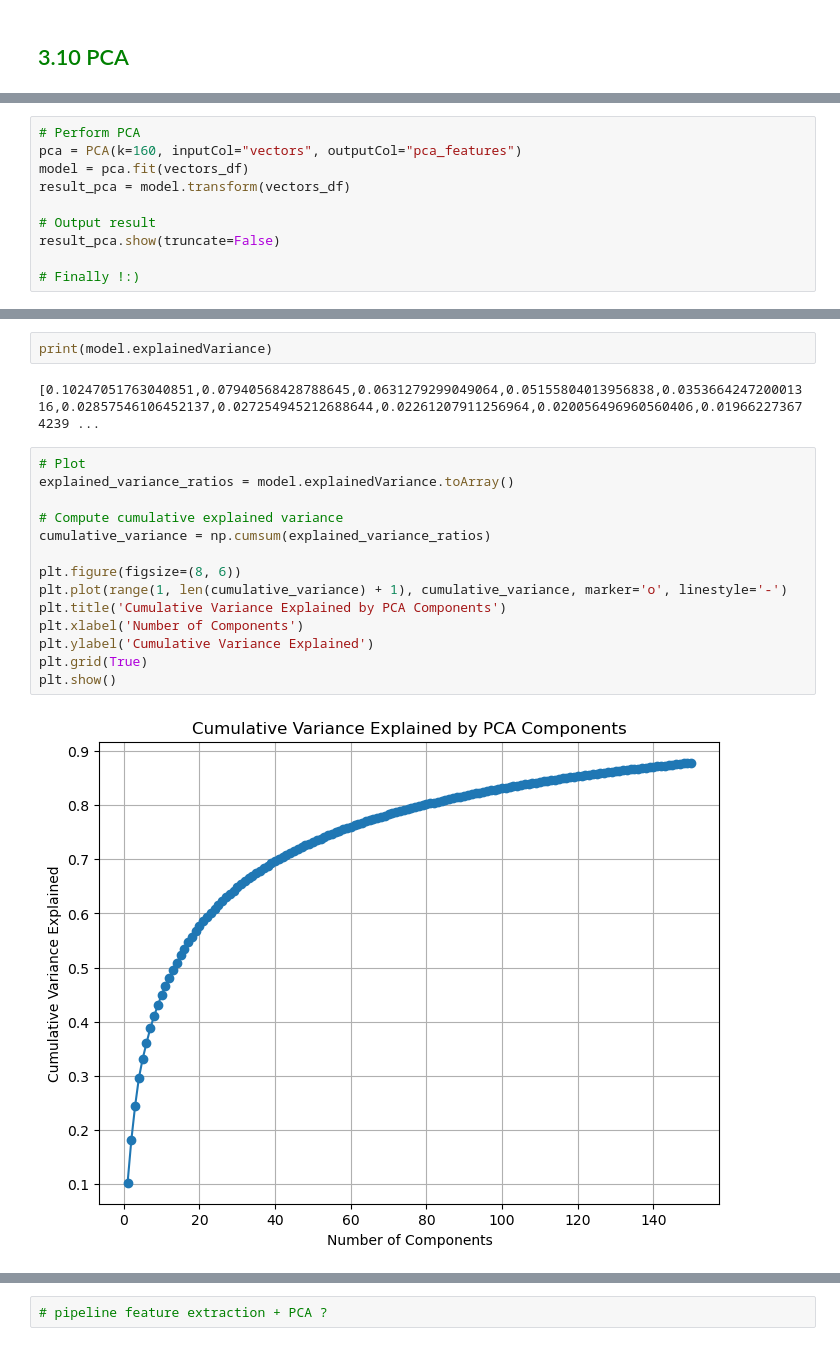
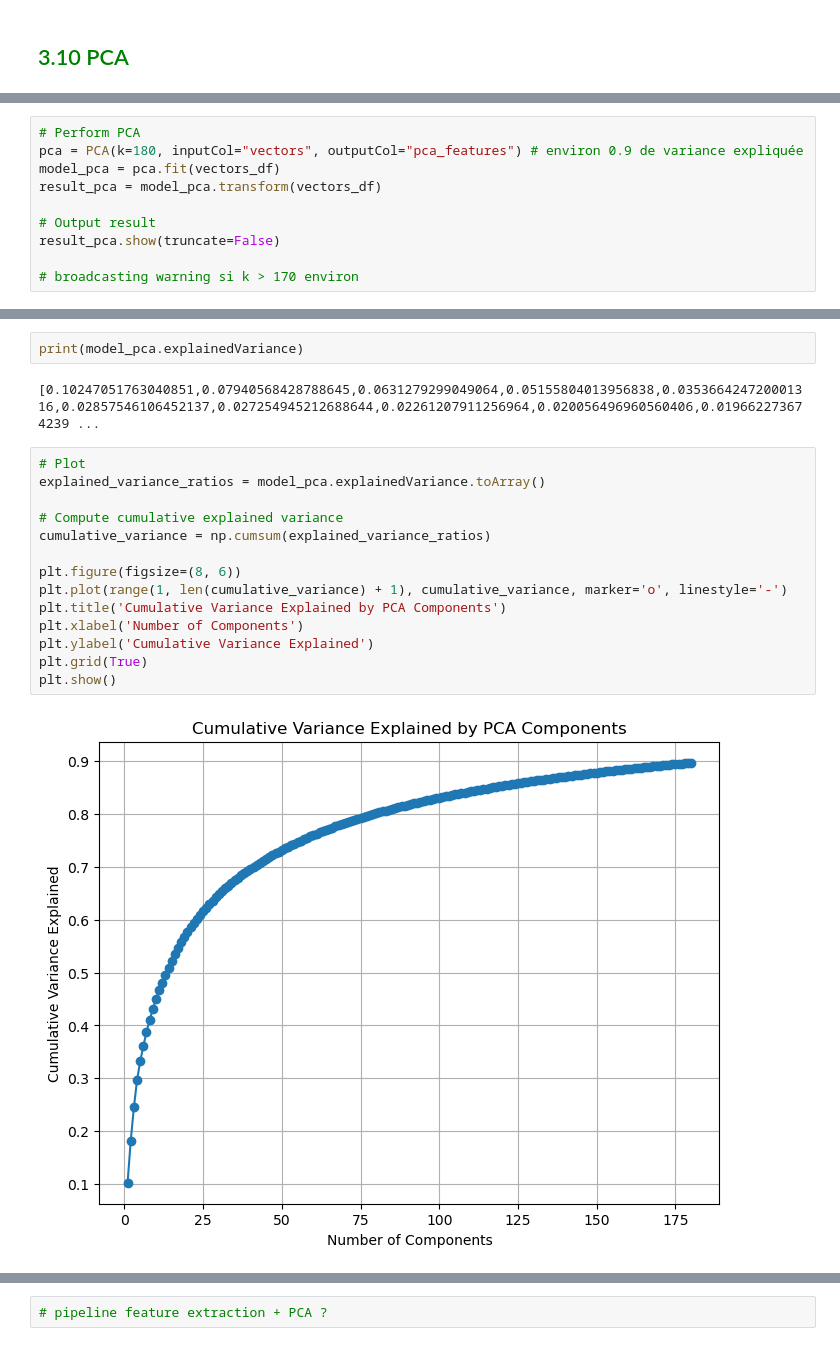
Before and after one commit to Kiwinokoto/OC_projet_8_Cloud, a Jupyter notebook: P8_Notebook_Linux_EMR_PySpark_V1.0.ipynb, the cells around one changed output, grey strips where cells are left out. Drawn from its saved outputs; the diff is of its cells as text.

```diff
--- a/P8_Notebook_Linux_EMR_PySpark_V1.0.ipynb
+++ b/P8_Notebook_Linux_EMR_PySpark_V1.0.ipynb
@@ -778,11 +796,11 @@ vectors_df.printSchema()
 # %%
 # Perform PCA
-pca = PCA(k=160, inputCol="vectors", outputCol="pca_features")
-model = pca.fit(vectors_df)
-result_pca = model.transform(vectors_df)
+pca = PCA(k=180, inputCol="vectors", outputCol="pca_features") # environ 0.9 de variance expliquée
+model_pca = pca.fit(vectors_df)
+result_pca = model_pca.transform(vectors_df)
 
 # Output result
 result_pca.show(truncate=False)
 
-# Finally !:)
+# broadcasting warning si k > 170 environ
 # %% [output]
@@ -802,21 +819,21 @@ result_pca.show(truncate=False)
 # %%
-print(model.explainedVariance)
+print(model_pca.explainedVariance)
 # %% [output]
 [0.10247051763040851,0.07940568428788645,0.0631279299049064,0.05155804013956838,0.035366424720001316,0.02857546106452137,0.027254945212688644,0.02261207911256964,0.020056496960560406,0.019662273674239 ...
 # %%
 # Plot
-explained_variance_ratios = model.explainedVariance.toArray()
+explained_variance_ratios = model_pca.explainedVariance.toArray()
 
 # Compute cumulative explained variance
 cumulative_variance = np.cumsum(explained_variance_ratios)
 
 plt.figure(figsize=(8, 6))
 plt.plot(range(1, len(cumulative_variance) + 1), cumulative_variance, marker='o', linestyle='-')
 plt.title('Cumulative Variance Explained by PCA Components')
 plt.xlabel('Number of Components')
 plt.ylabel('Cumulative Variance Explained')
 plt.grid(True)
 plt.show()
 # %% [output]
-[figure, old version]
+[figure, new version]
 # %%
```
Also changed, not shown: parts of 14 cells of this notebook, 1 other file.
